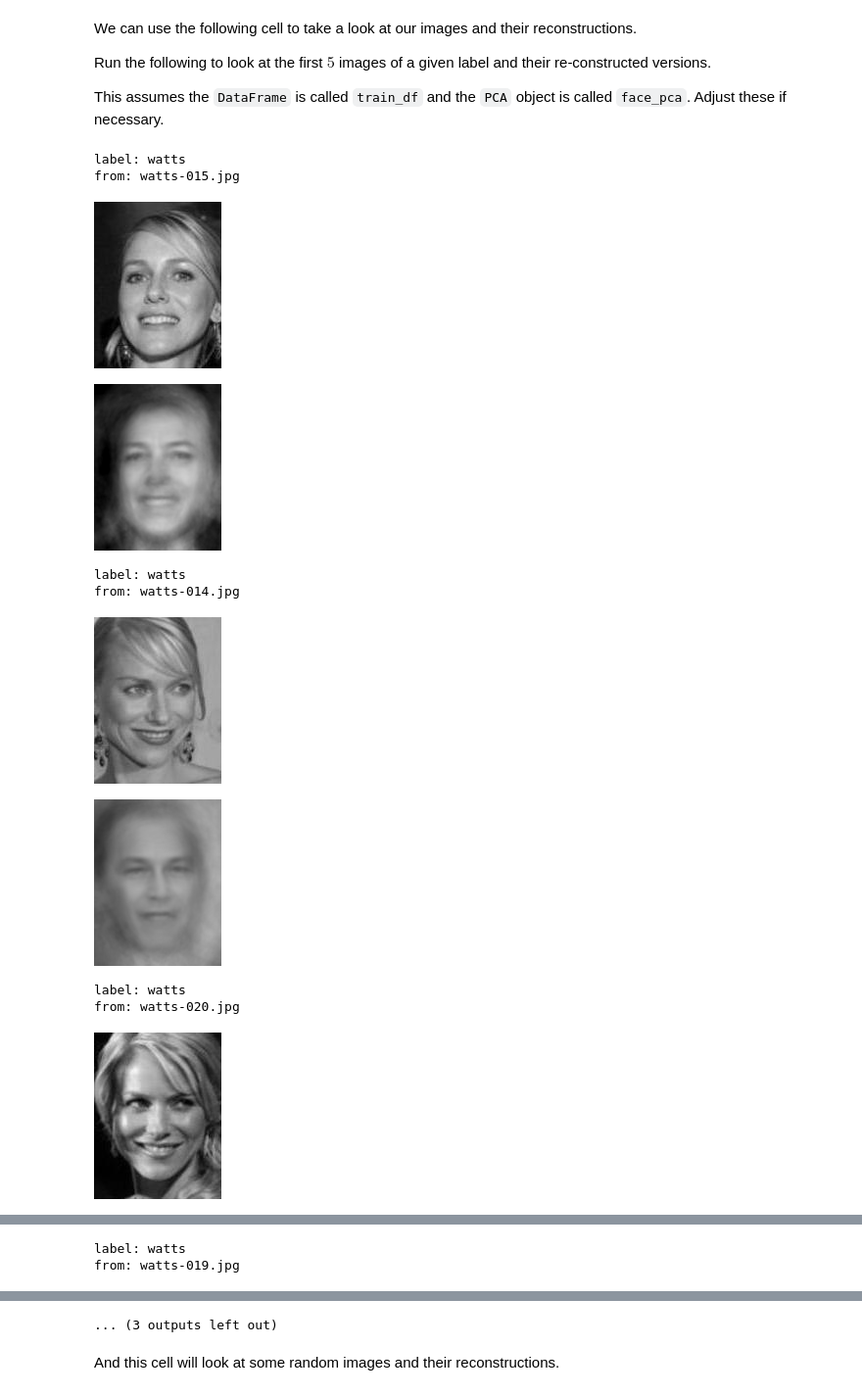
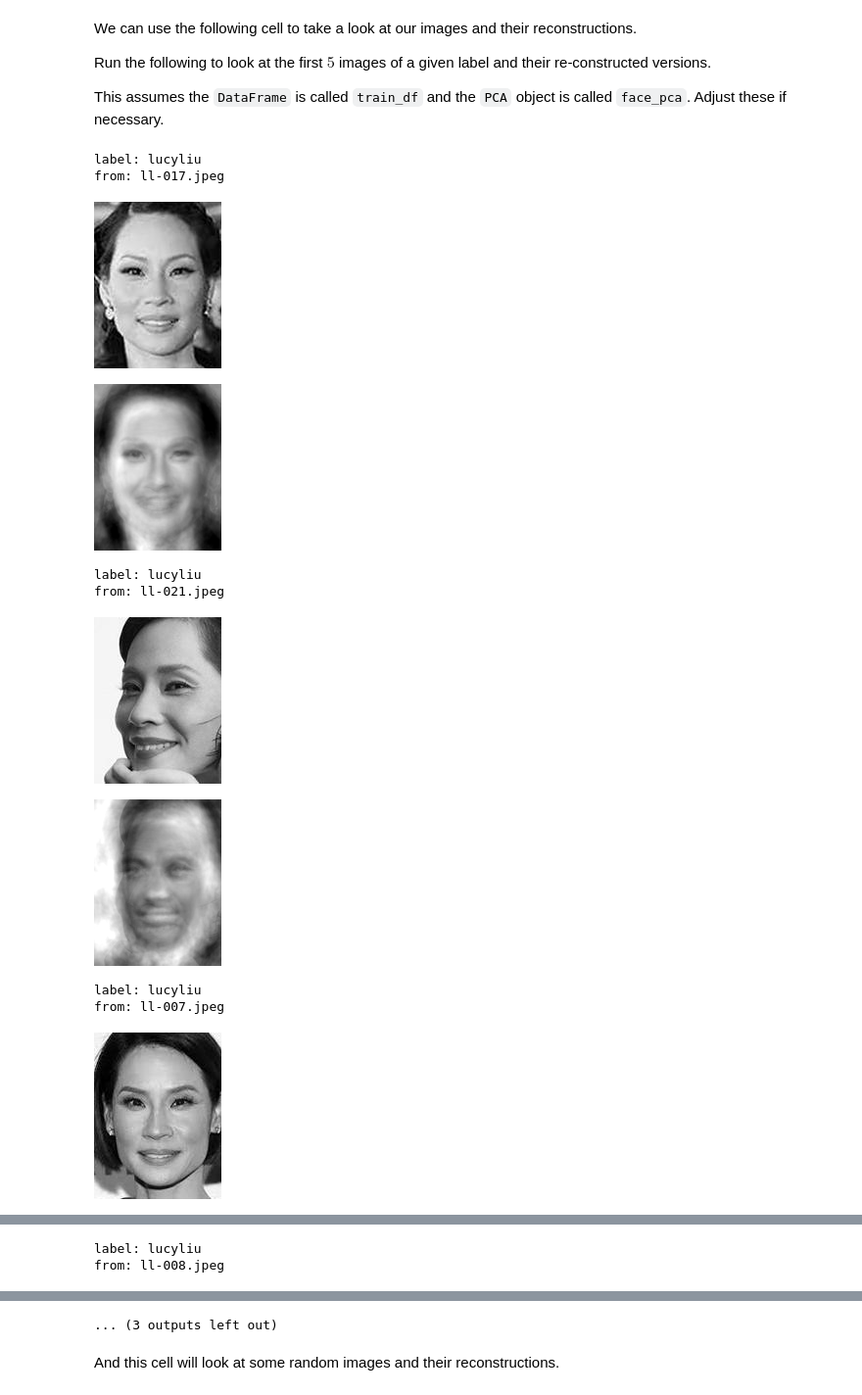
Before and after one commit to NYU-IDM-9103/HW10, a Jupyter notebook: HW10.ipynb, the cells around one changed output, grey strips where cells are left out. Shown at 98% size. Cells and saved outputs as stored; diff of their text form; code cells hidden in the pictures.

```diff
--- a/HW10.ipynb
+++ b/HW10.ipynb
@@ -193,7 +193,16 @@ display(test_df.head())
 5 rows × 22102 columns
 # %%
 # TODO: reload the dataset, now with our images
-# skipping this step, don't really like taking photos of my face...
+# Did not use my own face because I don't like taking photos of myself, but used Lucy Liu's face as a substitute
+
+train, test = LFWUtils.train_test_split(0.5)
+train_df = pd.DataFrame(train)
+expanded_pixels = train_df["pixels"].apply(pd.Series)
+train_df = pd.concat([train_df.drop(columns=["pixels"]), expanded_pixels], axis=1)
+
+test_df = pd.DataFrame(test)
+expanded_pixels = test_df["pixels"].apply(pd.Series)
+test_df = pd.concat([test_df.drop(columns=["pixels"]), expanded_pixels], axis=1)
 
 # TODO: create PCA, fit and transform train data
 face_pca = PCA(n_components=32)
@@ -219,33 +228,33 @@ This assumes the `DataFrame` is called `train_df` and the `PCA` object is called
 # %%
 # TODO: change this label to your label to see how
 #       your images are being encoded
-awesome_label = "watts"
+awesome_label = "lucyliu"
 awesome_id = LFWUtils.L2I[awesome_label]
 
 # this filters the DataFrame by our label
 awesome_df = pca_train[pca_train["label"] == awesome_id]
 
 # reconstruct all images
 pca_pixels = face_pca.inverse_transform(awesome_df)
 
 # associate the original indexes with the reconstructed pca pixels
 idx_pca = zip(awesome_df.index, pca_pixels.values)
 
 # iterate through indexes and pca pixels
 for img_idx, img_pca in list(idx_pca)[:5]:
   print("label:", awesome_label,
         "\nfrom:", train["files"][img_idx])
   display(make_image(train["pixels"][img_idx], width=130))
   display(make_image(img_pca, width=130))
 # %% [output]
-label: watts
-from: watts-015.jpg
+label: lucyliu
+from: ll-017.jpeg
-[figure, old version]
+[figure, new version]
-[figure, old version]
+[figure, new version]
-label: watts
-from: watts-014.jpg
+label: lucyliu
+from: ll-021.jpeg
-[figure, old version]
+[figure, new version]
-[figure, old version]
+[figure, new version]
-label: watts
-from: watts-020.jpg
+label: lucyliu
+from: ll-007.jpeg
-[figure, old version]
+[figure, new version]
@@ -253,2 +262,2 @@ from: watts-020.jpg
-label: watts
-from: watts-019.jpg
+label: lucyliu
+from: ll-008.jpeg
```
Also changed, not shown: parts of 15 cells of this notebook, 23 other files.
